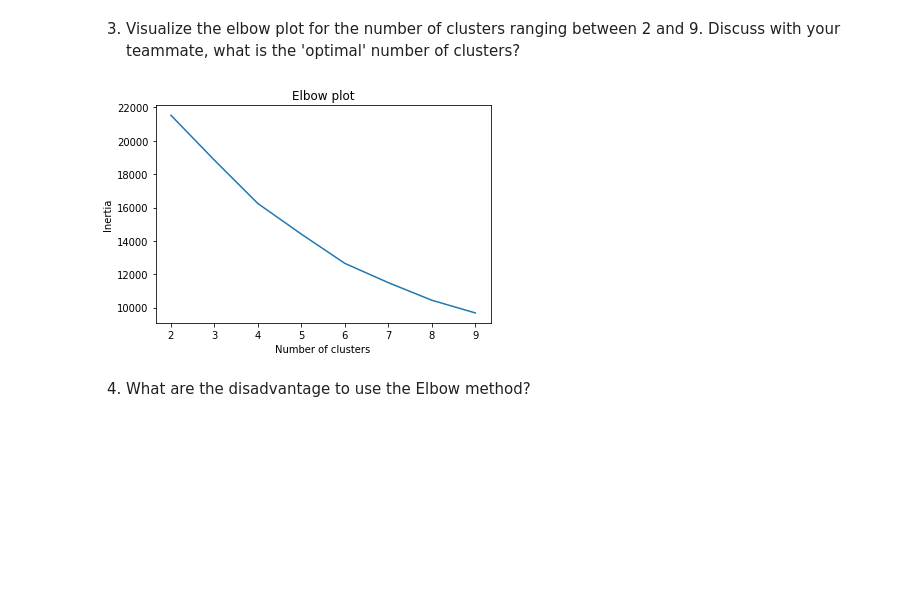
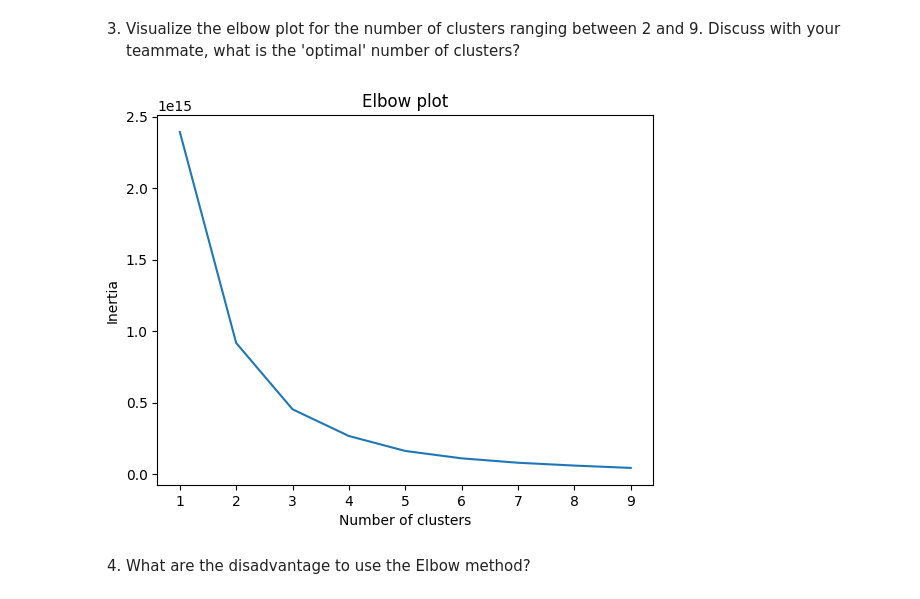
Before and after one commit to bryanat/FourthBrain, a Jupyter notebook: assignments/week-08-unsupervised-ml/nb/new-product-launch.ipynb, the cells around one changed output. Cells and saved outputs as stored; diff of their text form; code cells hidden in the pictures; blank space fills up the shorter version.

Commit message:
Update unsupervised notebook with K-means clustering

```diff
--- a/assignments/week-08-unsupervised-ml/nb/new-product-launch.ipynb
+++ b/assignments/week-08-unsupervised-ml/nb/new-product-launch.ipynb
@@ -156,14 +176,40 @@ def visualize_3pcs(pcs, y):
     - fit the pipeline using training data
     - print the classification report (use `sklearn.metrics.classification_report`) on test data
 # %%
-# YOUR CODE HERE (imports!)
+# imports
+# from sklearn.model_selection import train_test_split
+# from sklearn.pipeline import  Pipeline
+# from sklearn.preprocessing import StandardScaler
+# from sklearn.linear_model import LogisticRegression
+# from sklearn.metrics import classification_report
+
 
 def train(X, y, standardize = True) -> None:
-    # YOUR CODE HERE
+    X_train, X_test, y_train, y_test = train_test_split(X, y, test_size=0.2, random_state=0)
+
+    # if standarding (True), include StandardScaler in the pipeline
+    if (standardize == True):
+        pipeline = Pipeline([
+            ('standard_scaler', StandardScaler()),
+            ('logistic_regression', LogisticRegression())
+        ])
+    # else if NOT standarding (False), include StandardScaler in the pipeline
+    else:
+        pipeline = Pipeline([
+            ('logistic_regression', LogisticRegression())
+        ])
+
+    # fit the pipeline usint the training data
+    pipeline.fit(X_train, y_train)
+
+    y_pred = pipeline.predict(X_test)
+
+    # print the classification report
+    print(classification_report(y_test, y_pred))
 # %% [markdown]
 Now apply the pipeline on the all the features `X` and review the performance
 # %%
-# YOUR CODE HERE
+train(X, y, True)
 # %% [output]
               precision    recall  f1-score   support
 
@@ -207,12 +256,15 @@ In this task, we apply k-means clustering on the reduced data, experimenting dif
     - fit k-means on the given data `X` and `k`, setting `random_state` to be 10 for reproducibility
     - append the sum of squared distances of samples to their closest cluster center for each $k$ to list `inertias`
 # %%
+
 def visualize_elbow(X, ks):
     fig, ax = plt.subplots()
     inertias = []
     for k in ks:
         # YOUR CODE HERE
+        wutt = KMeans(n_clusters=k, random_state=10).fit(X)
         # YOUR CODE HERE
+        inertias.append(wutt.inertia_)
     plt.plot(ks, inertias)
     plt.xticks(ks)
     plt.xlabel('Number of clusters')
@@ -221,9 +273,10 @@ def visualize_elbow(X, ks):
 # %% [markdown]
 3. Visualize the elbow plot for the number of clusters ranging between 2 and 9. Discuss with your teammate, what is the 'optimal' number of clusters?
 # %%
-# YOUR CODE HERE
+# Visualize
+visualize_elbow(X, range(1, 10))
 # %% [output]
-[figure, old version]
+[figure, new version]
 # %% [markdown]
 4. What are the disadvantage to use the Elbow method?
 # %% [markdown]
```
Also changed, not shown: parts of 9 cells of this notebook.
